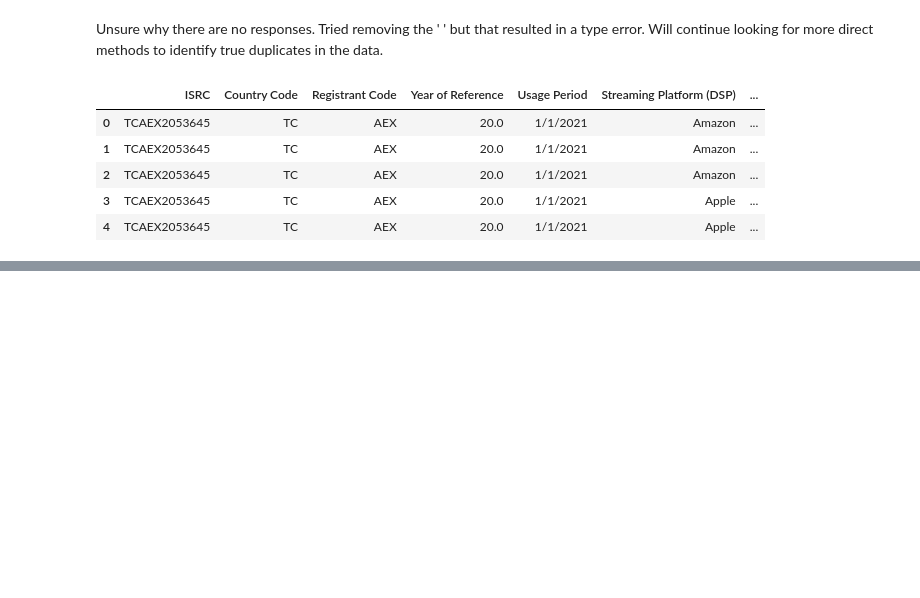
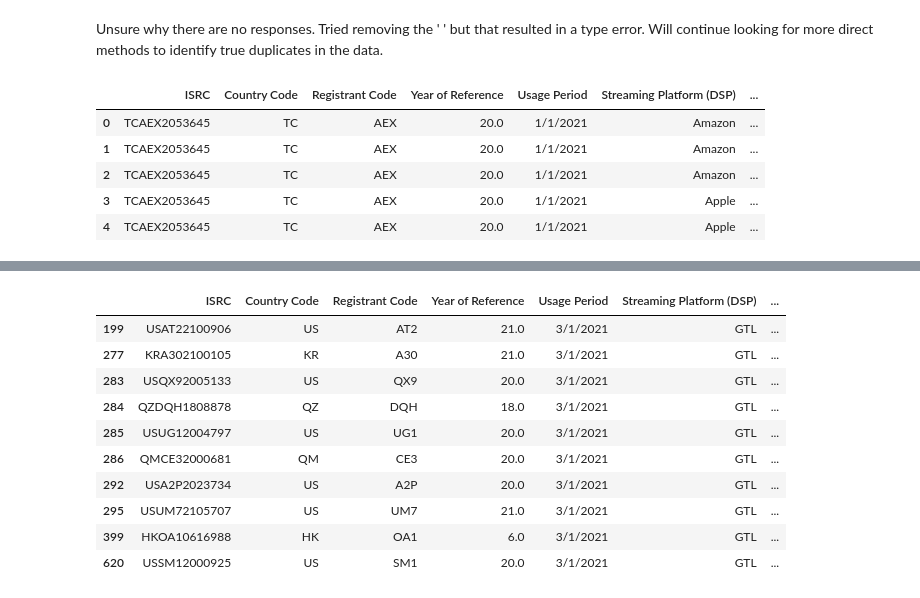
Before and after one commit to LJRollerII/mlc-project-napster, a Jupyter notebook: notebook/mlc_insights.ipynb, the cells around one changed output, grey strips where cells are left out. Saved outputs shown, nothing was run; the diff lists cells and outputs as text; code cells hidden in the pictures; blank space fills up the shorter version.

```diff
--- a/notebook/mlc_insights.ipynb
+++ b/notebook/mlc_insights.ipynb
@@ -235,0 +289,14 @@ dupes.head()
+# %%
+mlc.nsmallest(10, ['Streams'])
+# %% [output]
+|  | ISRC | Country Code | Registrant Code | Year of Reference | Usage Period | Streaming Platform (DSP) | ... |
+| 199 | USAT22100906 | US | AT2 | 21.0 | 3/1/2021 | GTL | ... |
+| 277 | KRA302100105 | KR | A30 | 21.0 | 3/1/2021 | GTL | ... |
+| 283 | USQX92005133 | US | QX9 | 20.0 | 3/1/2021 | GTL | ... |
+| 284 | QZDQH1808878 | QZ | DQH | 18.0 | 3/1/2021 | GTL | ... |
+| 285 | USUG12004797 | US | UG1 | 20.0 | 3/1/2021 | GTL | ... |
+| 286 | QMCE32000681 | QM | CE3 | 20.0 | 3/1/2021 | GTL | ... |
+| 292 | USA2P2023734 | US | A2P | 20.0 | 3/1/2021 | GTL | ... |
+| 295 | USUM72105707 | US | UM7 | 21.0 | 3/1/2021 | GTL | ... |
+| 399 | HKOA10616988 | HK | OA1 | 6.0 | 3/1/2021 | GTL | ... |
+| 620 | USSM12000925 | US | SM1 | 20.0 | 3/1/2021 | GTL | ... |
```
Also changed, not shown: parts of 19 cells of this notebook.
